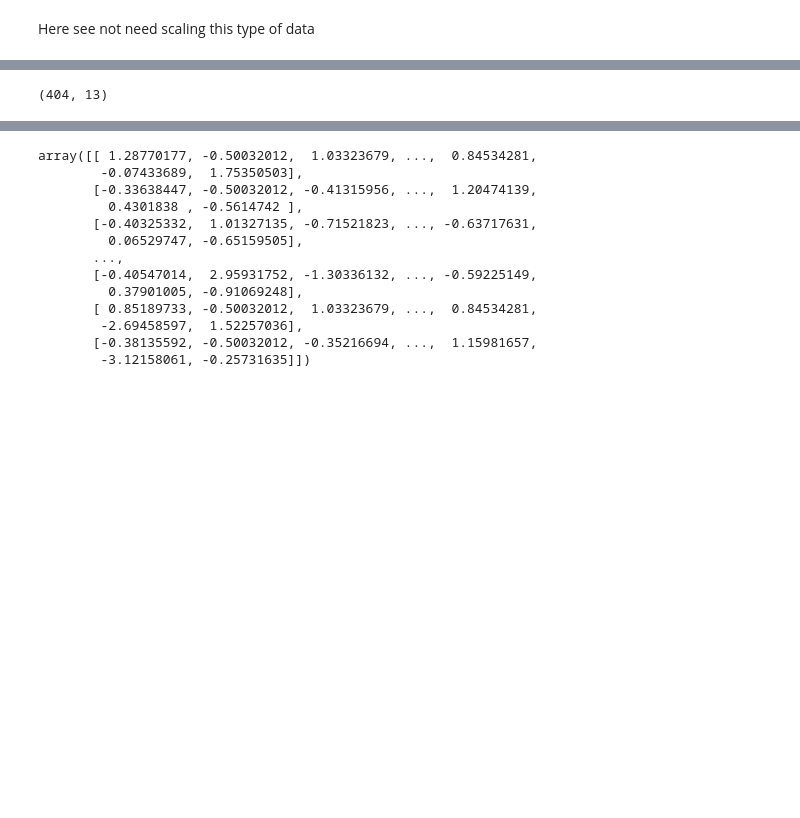
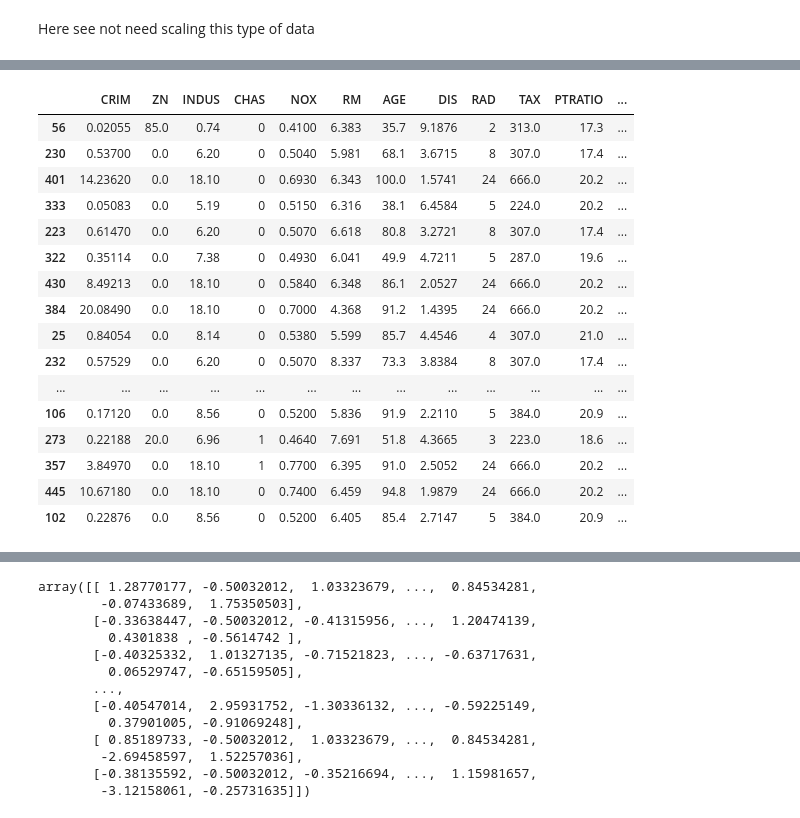
Before and after one commit to Student-NitinRaj/bostonhousepricing-, a Jupyter notebook: Linear ML Implementation.ipynb, the cells around one changed output, grey strips where cells are left out. Saved outputs shown, nothing was run; the diff lists cells and outputs as text; code cells hidden in the pictures; blank space fills up the shorter version.

```diff
--- a/Linear ML Implementation.ipynb
+++ b/Linear ML Implementation.ipynb
@@ -818,9 +762,25 @@ df.sample(3)
 from sklearn.linear_model import LinearRegression
 lr=LinearRegression()
 # %%
-x_train.shape
+x_train
 # %% [output]
-(404, 13)
+|  | CRIM | ZN | INDUS | CHAS | NOX | RM | AGE | DIS | RAD | TAX | PTRATIO | ... |
+| 56 | 0.02055 | 85.0 | 0.74 | 0 | 0.4100 | 6.383 | 35.7 | 9.1876 | 2 | 313.0 | 17.3 | ... |
+| 230 | 0.53700 | 0.0 | 6.20 | 0 | 0.5040 | 5.981 | 68.1 | 3.6715 | 8 | 307.0 | 17.4 | ... |
+| 401 | 14.23620 | 0.0 | 18.10 | 0 | 0.6930 | 6.343 | 100.0 | 1.5741 | 24 | 666.0 | 20.2 | ... |
+| 333 | 0.05083 | 0.0 | 5.19 | 0 | 0.5150 | 6.316 | 38.1 | 6.4584 | 5 | 224.0 | 20.2 | ... |
+| 223 | 0.61470 | 0.0 | 6.20 | 0 | 0.5070 | 6.618 | 80.8 | 3.2721 | 8 | 307.0 | 17.4 | ... |
+| 322 | 0.35114 | 0.0 | 7.38 | 0 | 0.4930 | 6.041 | 49.9 | 4.7211 | 5 | 287.0 | 19.6 | ... |
+| 430 | 8.49213 | 0.0 | 18.10 | 0 | 0.5840 | 6.348 | 86.1 | 2.0527 | 24 | 666.0 | 20.2 | ... |
+| 384 | 20.08490 | 0.0 | 18.10 | 0 | 0.7000 | 4.368 | 91.2 | 1.4395 | 24 | 666.0 | 20.2 | ... |
+| 25 | 0.84054 | 0.0 | 8.14 | 0 | 0.5380 | 5.599 | 85.7 | 4.4546 | 4 | 307.0 | 21.0 | ... |
+| 232 | 0.57529 | 0.0 | 6.20 | 0 | 0.5070 | 8.337 | 73.3 | 3.8384 | 8 | 307.0 | 17.4 | ... |
+| ... | ... | ... | ... | ... | ... | ... | ... | ... | ... | ... | ... | ... |
+| 106 | 0.17120 | 0.0 | 8.56 | 0 | 0.5200 | 5.836 | 91.9 | 2.2110 | 5 | 384.0 | 20.9 | ... |
+| 273 | 0.22188 | 20.0 | 6.96 | 1 | 0.4640 | 7.691 | 51.8 | 4.3665 | 3 | 223.0 | 18.6 | ... |
+| 357 | 3.84970 | 0.0 | 18.10 | 1 | 0.7700 | 6.395 | 91.0 | 2.5052 | 24 | 666.0 | 20.2 | ... |
+| 445 | 10.67180 | 0.0 | 18.10 | 0 | 0.7400 | 6.459 | 94.8 | 1.9879 | 24 | 666.0 | 20.2 | ... |
+| 102 | 0.22876 | 0.0 | 8.56 | 0 | 0.5200 | 6.405 | 85.4 | 2.7147 | 5 | 384.0 | 20.9 | ... |
 # %%
 y_train
 # %% [output]
```
Also changed, not shown: parts of 55 cells of this notebook, 6 other files.
